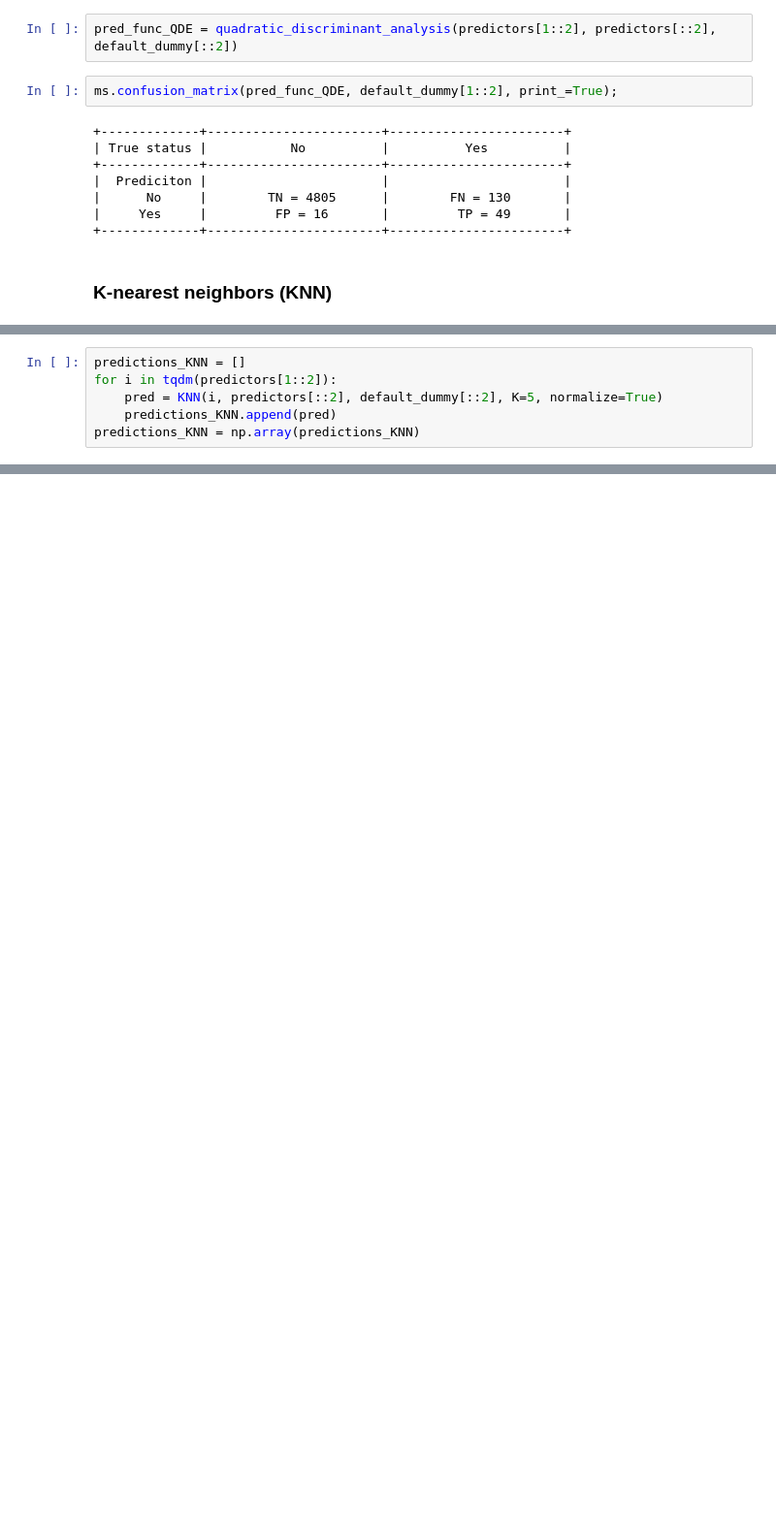
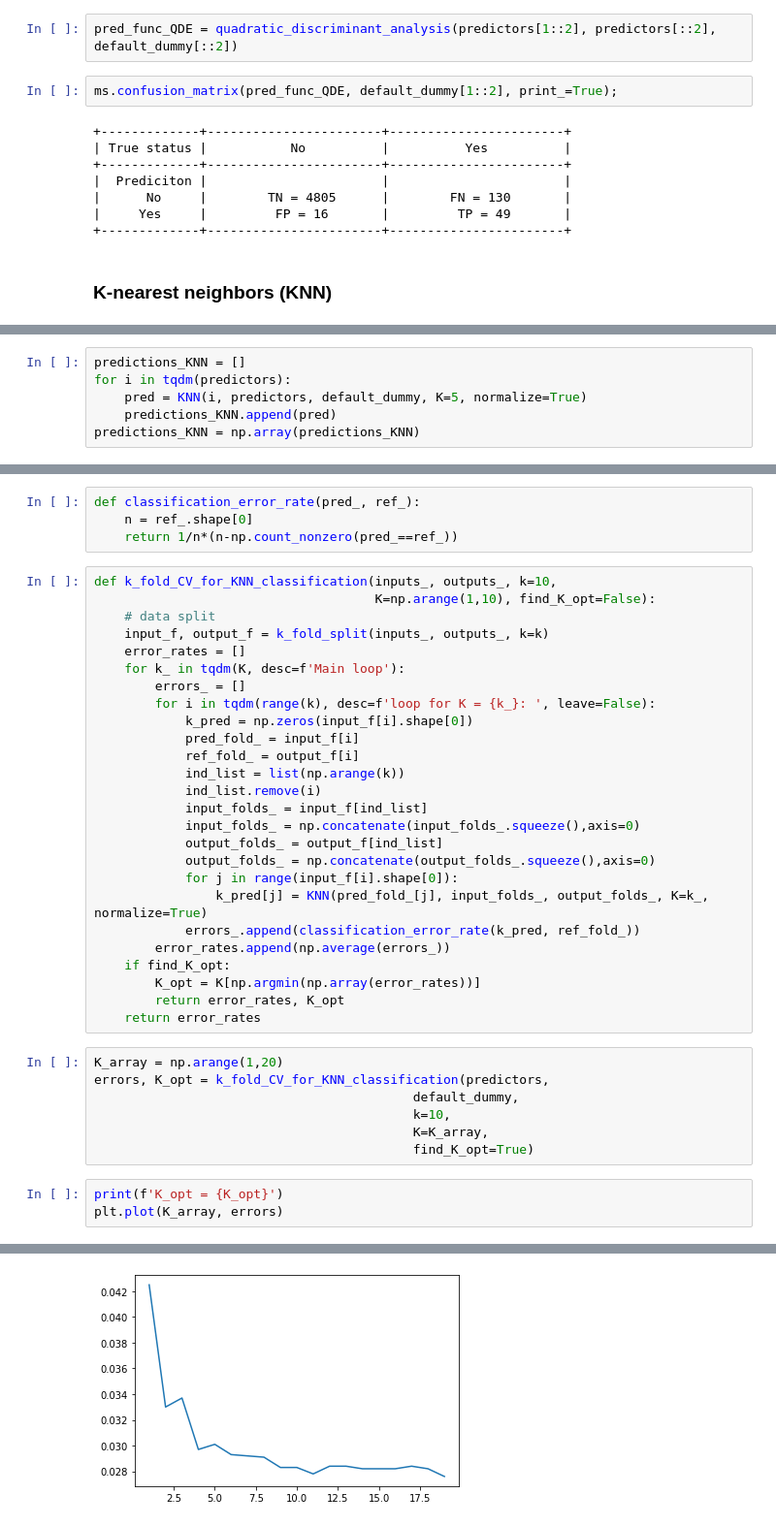
Before and after one commit to TimVrtac/Machine-Learining-Study, a Jupyter notebook: Chapter 4 - Classification.ipynb, the cells around one changed output, grey strips where cells are left out. Shown at 97% size. Drawn from its saved outputs; the diff is of its cells as text; blank space fills up the shorter version.

```diff
--- a/Chapter 4 - Classification.ipynb
+++ b/Chapter 4 - Classification.ipynb
@@ -482,8 +501,8 @@ def KNN(test_point, input_data_, output_data, K, normalize=False, show=False, du
     return count[0][np.argmax(count[1])]
 # %%
 predictions_KNN = []
-for i in tqdm(predictors[1::2]):
-    pred = KNN(i, predictors[::2], default_dummy[::2], K=5, normalize=True)
+for i in tqdm(predictors):
+    pred = KNN(i, predictors, default_dummy, K=5, normalize=True)
     predictions_KNN.append(pred)
 predictions_KNN = np.array(predictions_KNN)
 # %%
@@ -498,0 +537,41 @@ ms.confusion_matrix(predictions_KNN, default_dummy[1::2], print_=True);
+# %%
+def classification_error_rate(pred_, ref_):
+    n = ref_.shape[0]
+    return 1/n*(n-np.count_nonzero(pred_==ref_))
+# %%
+def k_fold_CV_for_KNN_classification(inputs_, outputs_, k=10,
+                                     K=np.arange(1,10), find_K_opt=False):
+    # data split
+    input_f, output_f = k_fold_split(inputs_, outputs_, k=k)
+    error_rates = []
+    for k_ in tqdm(K, desc=f'Main loop'):
+        errors_ = []
+        for i in tqdm(range(k), desc=f'loop for K = {k_}: ', leave=False):
+            k_pred = np.zeros(input_f[i].shape[0])
+            pred_fold_ = input_f[i]
+            ref_fold_ = output_f[i]
+            ind_list = list(np.arange(k))
+            ind_list.remove(i)
+            input_folds_ = input_f[ind_list]
+            input_folds_ = np.concatenate(input_folds_.squeeze(),axis=0)
+            output_folds_ = output_f[ind_list]
+            output_folds_ = np.concatenate(output_folds_.squeeze(),axis=0)
+            for j in range(input_f[i].shape[0]):
+                k_pred[j] = KNN(pred_fold_[j], input_folds_, output_folds_, K=k_, normalize=True)
+            errors_.append(classification_error_rate(k_pred, ref_fold_))
+        error_rates.append(np.average(errors_))
+    if find_K_opt:
+        K_opt = K[np.argmin(np.array(error_rates))]
+        return error_rates, K_opt
+    return error_rates
+# %%
+K_array = np.arange(1,20)
+errors, K_opt = k_fold_CV_for_KNN_classification(predictors,
+                                          default_dummy,
+                                          k=10,
+                                          K=K_array,
+                                          find_K_opt=True)
+# %%
+print(f'K_opt = {K_opt}')
+plt.plot(K_array, errors)
+# %% [output]
@@ -498,0 +580 @@ ms.confusion_matrix(predictions_KNN, default_dummy[1::2], print_=True);
+[figure, added]
```
Also changed, not shown: parts of 12 cells of this notebook, 1 other file.
